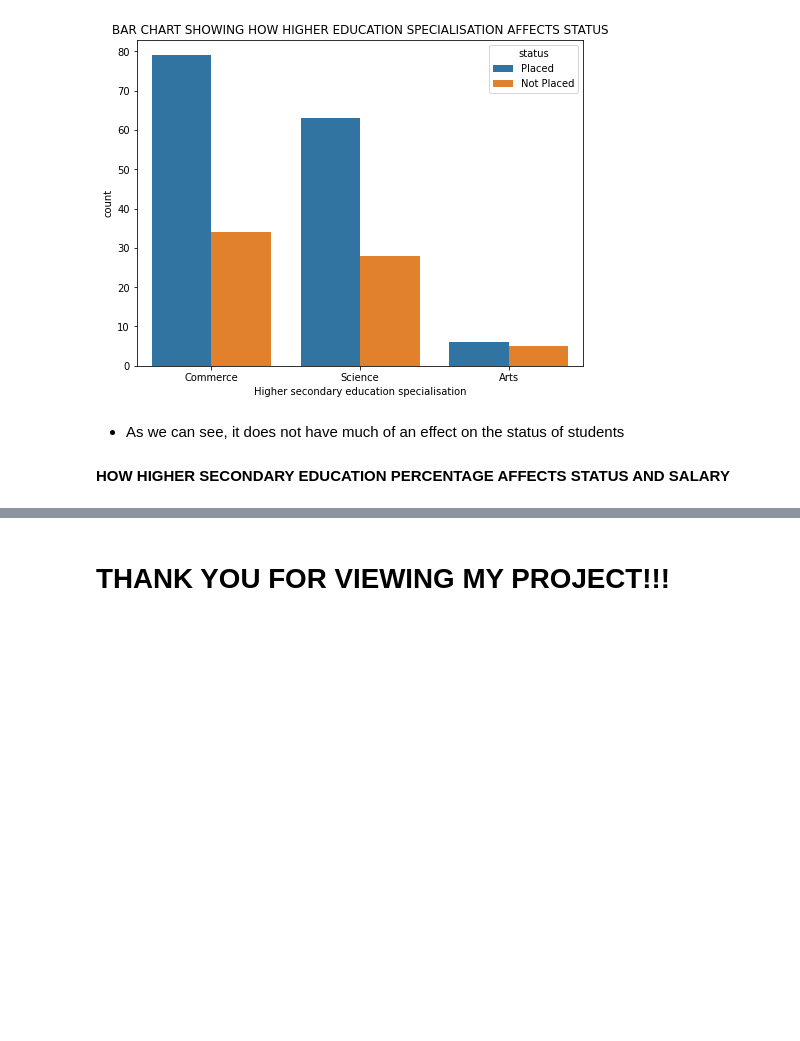
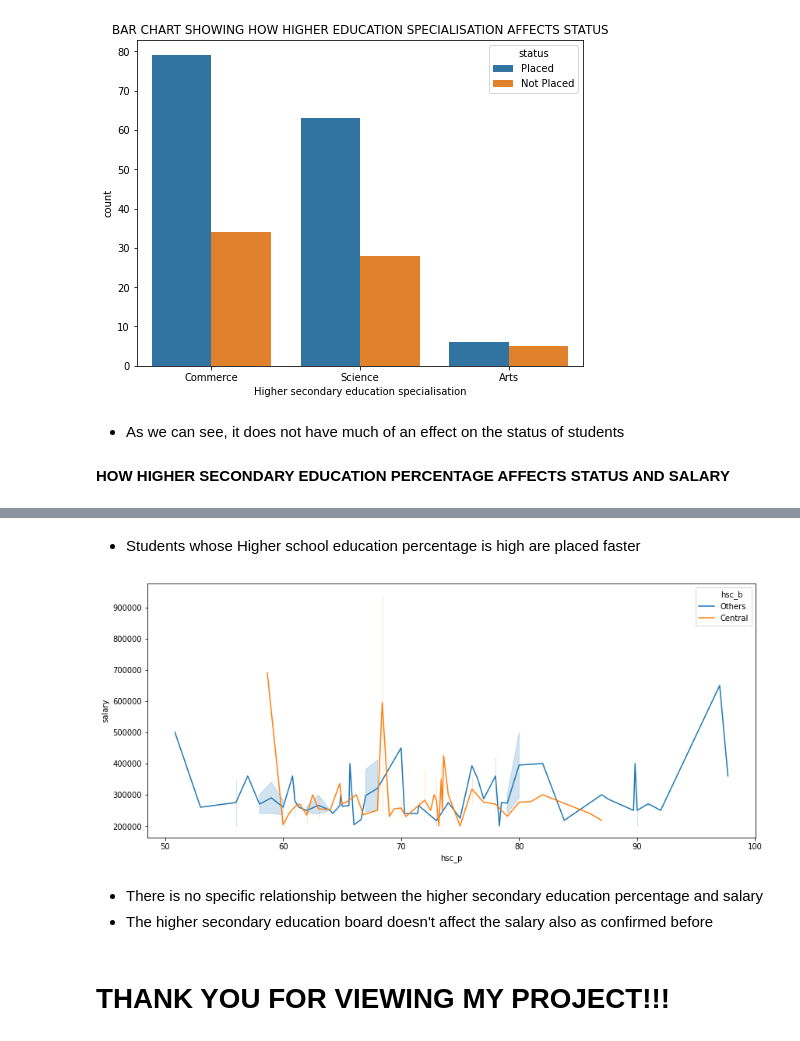
Before and after one commit to devchoplife/Campus-placement, a Jupyter notebook: school_placement.ipynb, the cells around one changed output, grey strips where cells are left out. Saved outputs shown, nothing was run; the diff lists cells and outputs as text; code cells hidden in the pictures; blank space fills up the shorter version.

```diff
--- a/school_placement.ipynb
+++ b/school_placement.ipynb
@@ -357,2 +363,13 @@ plt.figure(figsize = (8, 6))
+# %% [markdown]
+* Students whose Higher school education percentage is high are placed faster
+# %%
+plt.figure(figsize = (14, 6))
+sns.lineplot('hsc_p', 'salary', hue = 'hsc_b', data = pment)
+plt.show()
+# %% [output]
+[figure, added]
+# %% [markdown]
+* There is no specific relationship between the higher secondary education percentage and salary
+* The higher secondary education board doesn't affect the salary also as confirmed before
 # %% [markdown]
 # **THANK YOU FOR VIEWING MY PROJECT!!!**
```
Also changed, not shown: parts of 3 cells of this notebook.
